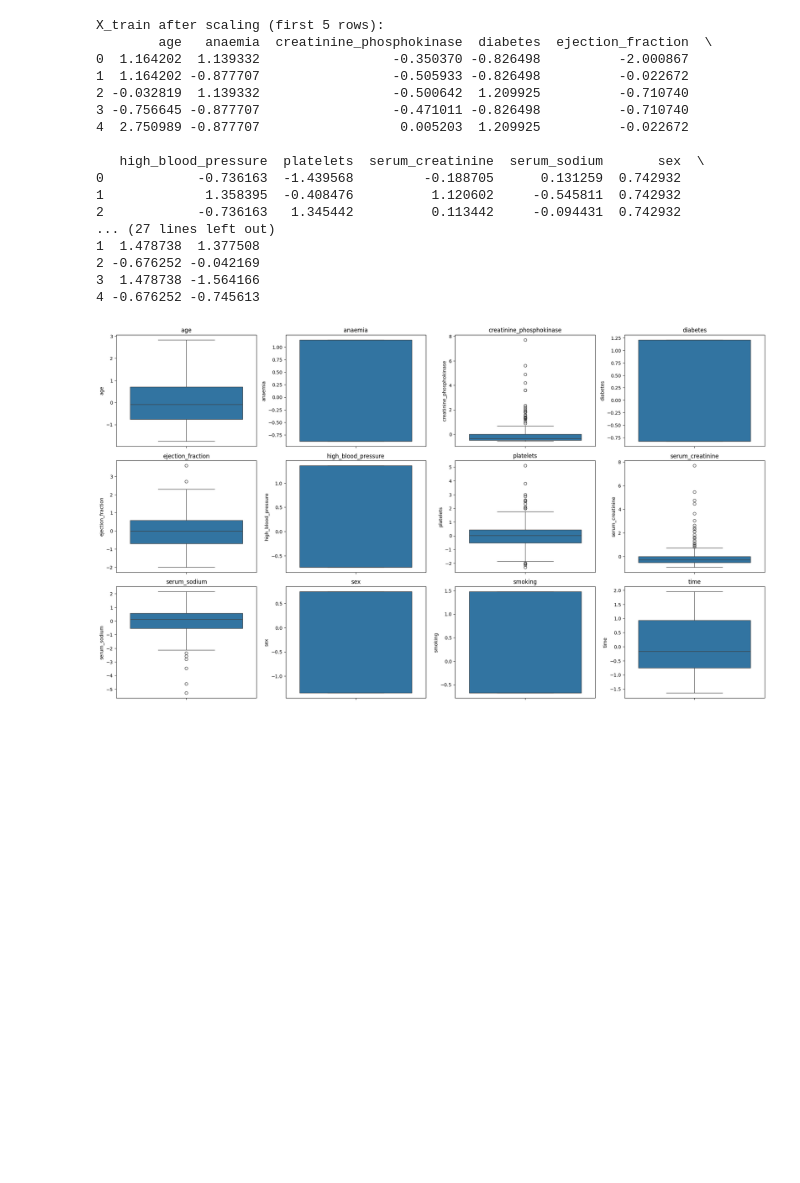
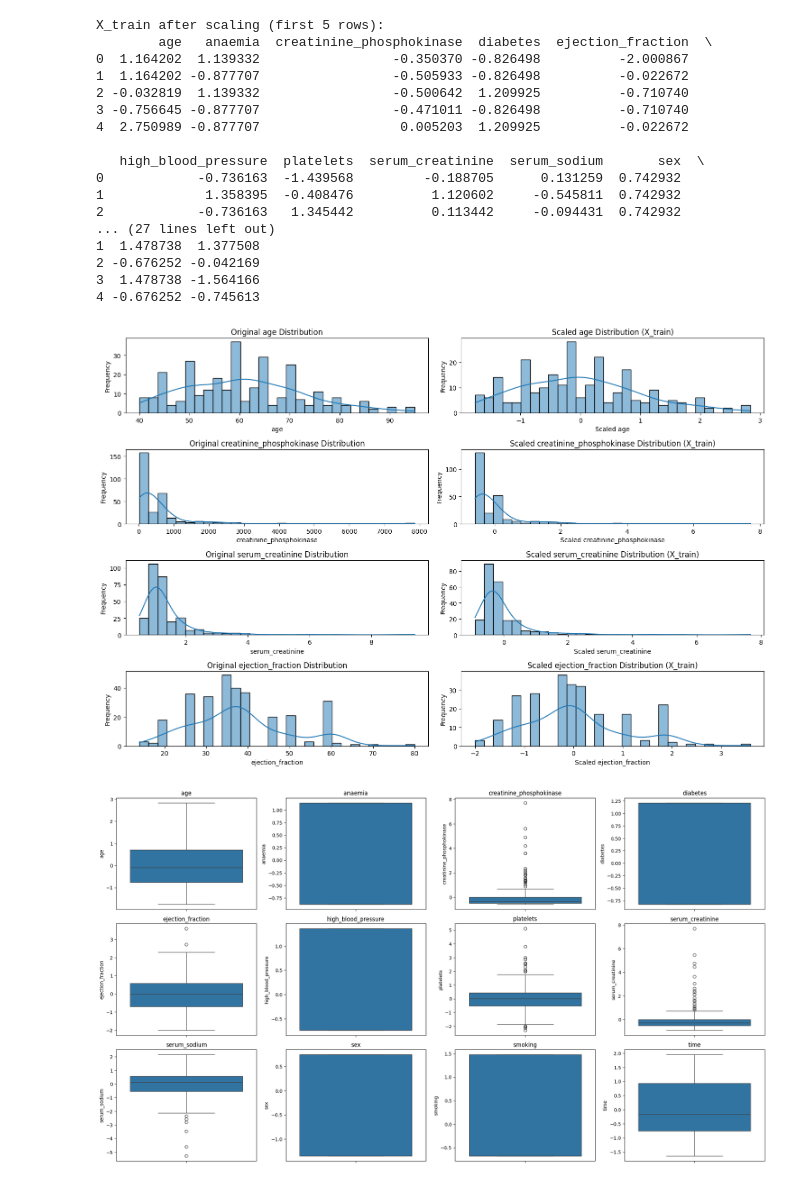
Before and after one commit to Rahman-Saif/Heart-Failure-Prediction-with-Deep-Learning, a Jupyter notebook: Heart_Failure_Prediction_with_ANN (1).ipynb, the cells around one changed output. Saved outputs shown, nothing was run; the diff lists cells and outputs as text; code cells hidden in the pictures; blank space fills up the shorter version.

```diff
--- a/Heart_Failure_Prediction_with_ANN (1).ipynb
+++ b/Heart_Failure_Prediction_with_ANN (1).ipynb
@@ -137,6 +163,30 @@ X_train after scaling (first 5 rows):
 2 -0.676252 -0.042169
 3  1.478738 -1.564166
 4 -0.676252 -0.745613
+# %%
+selected_features = ['age', 'creatinine_phosphokinase', 'serum_creatinine', 'ejection_fraction']
+
+plt.figure(figsize=(15, 10))
+
+for i, feature in enumerate(selected_features):
+    # Plot original data distribution
+    plt.subplot(len(selected_features), 2, 2*i + 1)
+    sns.histplot(data[feature], kde=True, bins=30)
+    plt.title(f'Original {feature} Distribution')
+    plt.xlabel(feature)
+    plt.ylabel('Frequency')
+
+    # Plot scaled data distribution
+    plt.subplot(len(selected_features), 2, 2*i + 2)
+    sns.histplot(X_train[feature], kde=True, bins=30)
+    plt.title(f'Scaled {feature} Distribution (X_train)')
+    plt.xlabel(f'Scaled {feature}')
+    plt.ylabel('Frequency')
+
+plt.tight_layout()
+plt.show()
+# %% [output]
+[figure, added]
 # %%
 plt.figure(figsize=(20, 15))
 for i, column in enumerate(X_train.columns):
```
Also changed, not shown: parts of 7 cells of this notebook.
